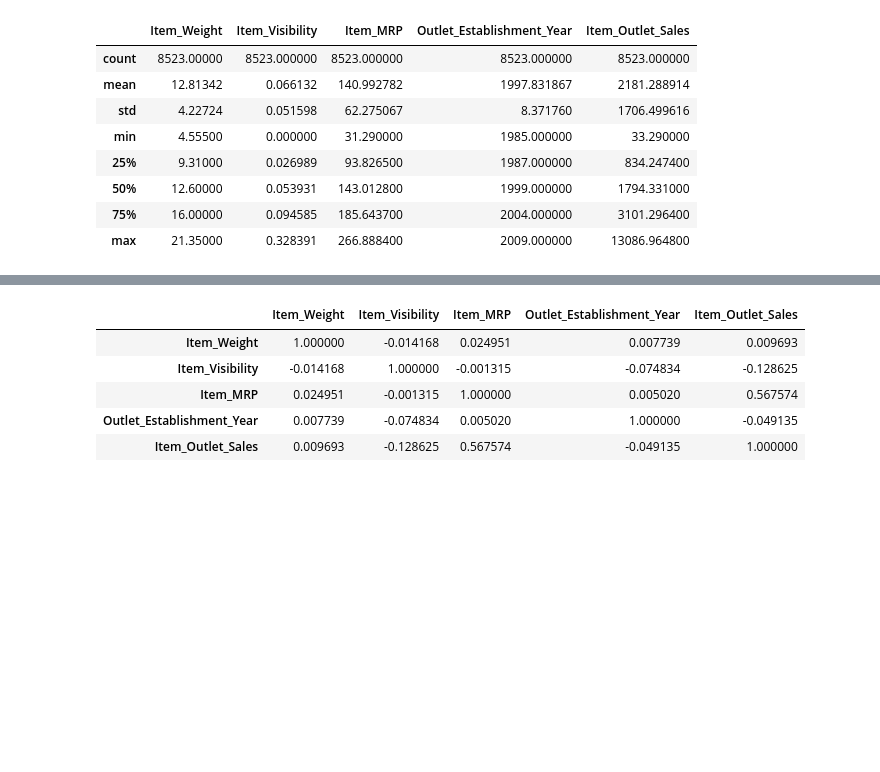
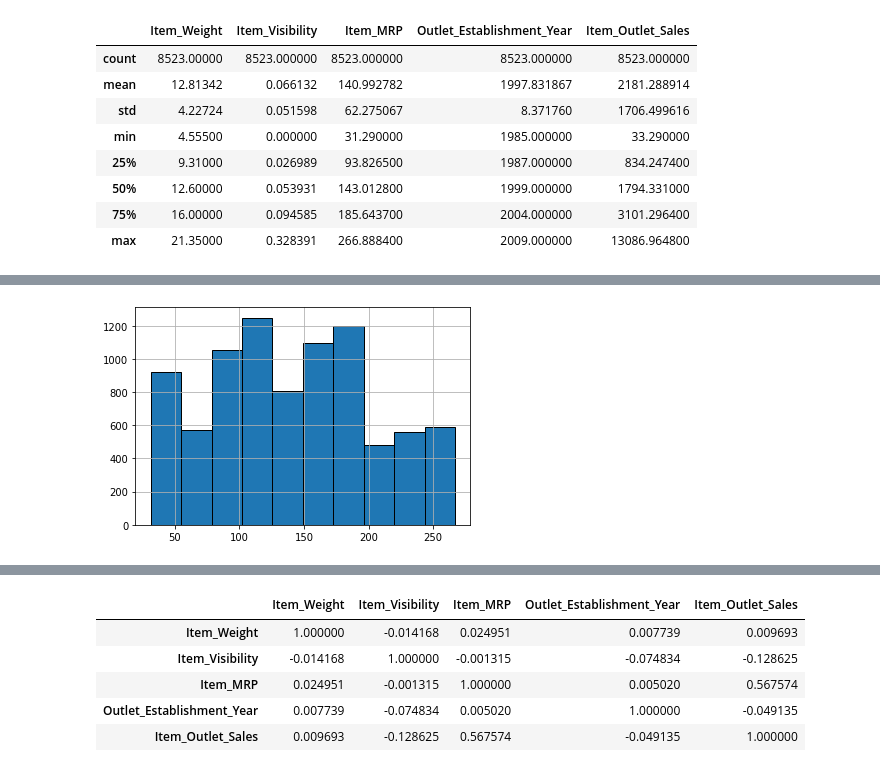
Before and after one commit to raquelkimberly/predicciones-de-ventas-alimenticias, a Jupyter notebook: Prediccion_de_ventas.ipynb, the cells around one changed output, grey strips where cells are left out. Saved outputs shown, nothing was run; the diff lists cells and outputs as text; code cells hidden in the pictures; blank space fills up the shorter version.

```diff
--- a/Prediccion_de_ventas.ipynb
+++ b/Prediccion_de_ventas.ipynb
@@ -188,0 +180,5 @@ df['Item_Outlet_Sales'].hist()
+# %%
+df['Item_MRP'].hist(edgecolor='black')
+plt.ticklabel_format(useOffset=False, style='plain')
+# %% [output]
+[figure, added]
```
Also changed, not shown: parts of 11 cells of this notebook.
